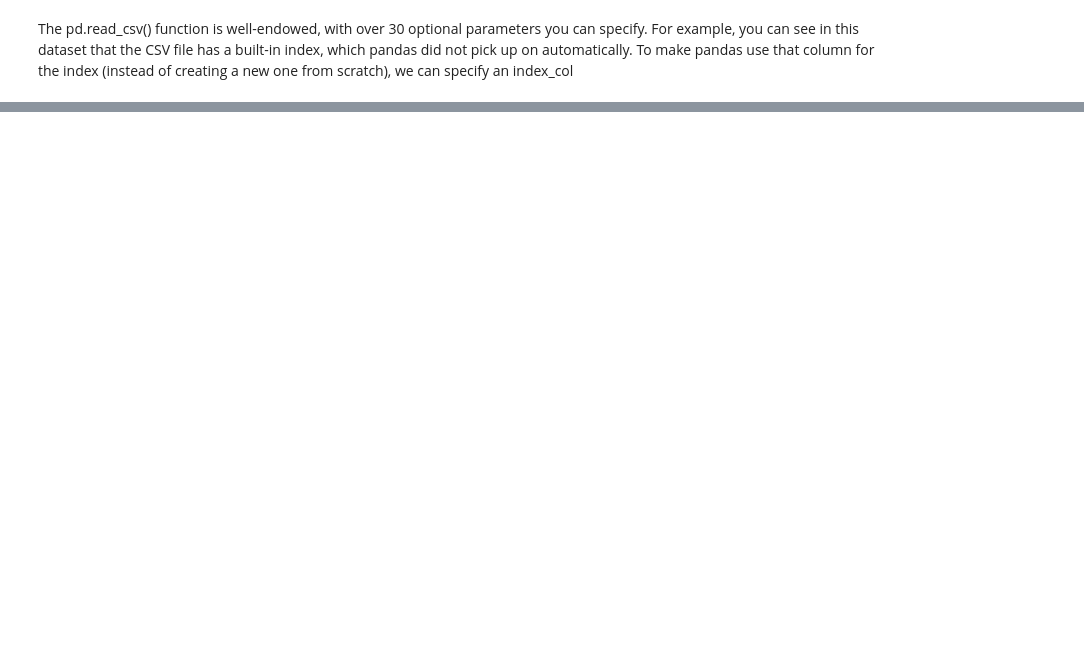
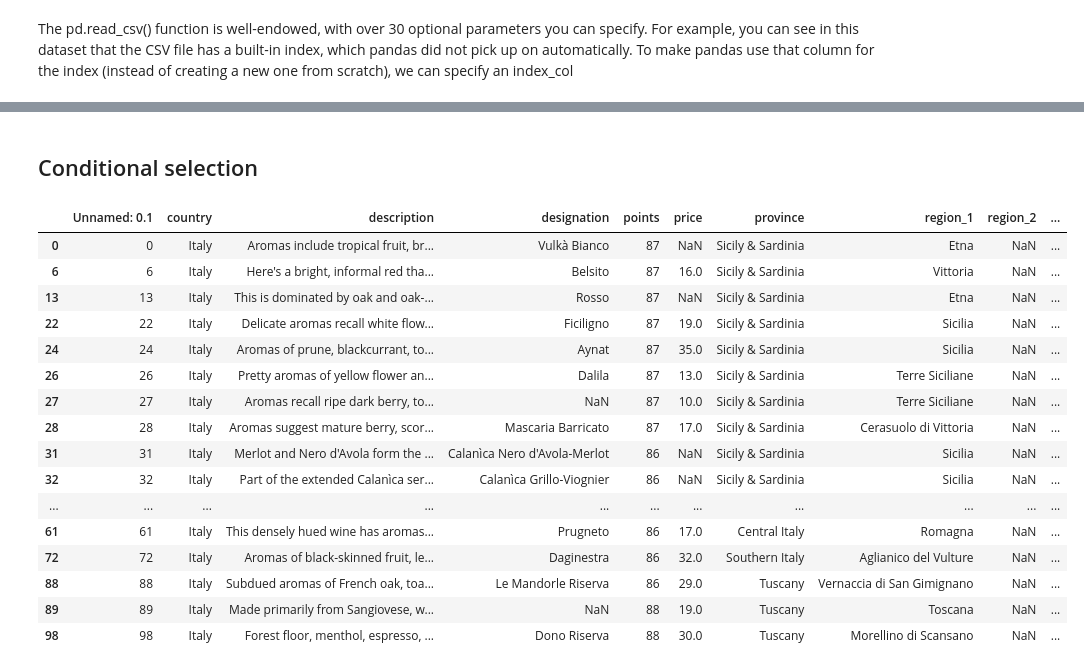
Before and after one commit to ali79hm/treasure, a Jupyter notebook: files/python/pandas.ipynb, the cells around one changed output, grey strips where cells are left out. Drawn from its saved outputs; the diff is of its cells as text; code cells hidden in the pictures; blank space fills up the shorter version.

```diff
--- a/files/python/pandas.ipynb
+++ b/files/python/pandas.ipynb
@@ -91,0 +219,2 @@ dataframe.to_csv('address')
+# %%
+wine_reviews.set_index('title')
@@ -91,0 +236,22 @@ dataframe.to_csv('address')
+# %% [markdown]
+## Conditional selection
+# %%
+wine_reviews.loc[wine_reviews.country == 'Italy']
+# %% [output]
+|  | Unnamed: 0.1 | country | description | designation | points | price | province | region_1 | region_2 | ... |
+| 0 | 0 | Italy | Aromas include tropical fruit, br... | Vulkà Bianco | 87 | NaN | Sicily & Sardinia | Etna | NaN | ... |
+| 6 | 6 | Italy | Here's a bright, informal red tha... | Belsito | 87 | 16.0 | Sicily & Sardinia | Vittoria | NaN | ... |
+| 13 | 13 | Italy | This is dominated by oak and oak-... | Rosso | 87 | NaN | Sicily & Sardinia | Etna | NaN | ... |
+| 22 | 22 | Italy | Delicate aromas recall white flow... | Ficiligno | 87 | 19.0 | Sicily & Sardinia | Sicilia | NaN | ... |
+| 24 | 24 | Italy | Aromas of prune, blackcurrant, to... | Aynat | 87 | 35.0 | Sicily & Sardinia | Sicilia | NaN | ... |
+| 26 | 26 | Italy | Pretty aromas of yellow flower an... | Dalila | 87 | 13.0 | Sicily & Sardinia | Terre Siciliane | NaN | ... |
+| 27 | 27 | Italy | Aromas recall ripe dark berry, to... | NaN | 87 | 10.0 | Sicily & Sardinia | Terre Siciliane | NaN | ... |
+| 28 | 28 | Italy | Aromas suggest mature berry, scor... | Mascaria Barricato | 87 | 17.0 | Sicily & Sardinia | Cerasuolo di Vittoria | NaN | ... |
+| 31 | 31 | Italy | Merlot and Nero d'Avola form the ... | Calanìca Nero d'Avola-Merlot | 86 | NaN | Sicily & Sardinia | Sicilia | NaN | ... |
+| 32 | 32 | Italy | Part of the extended Calanìca ser... | Calanìca Grillo-Viognier | 86 | NaN | Sicily & Sardinia | Sicilia | NaN | ... |
+| ... | ... | ... | ... | ... | ... | ... | ... | ... | ... | ... |
+| 61 | 61 | Italy | This densely hued wine has aromas... | Prugneto | 86 | 17.0 | Central Italy | Romagna | NaN | ... |
+| 72 | 72 | Italy | Aromas of black-skinned fruit, le... | Daginestra | 86 | 32.0 | Southern Italy | Aglianico del Vulture | NaN | ... |
+| 88 | 88 | Italy | Subdued aromas of French oak, toa... | Le Mandorle Riserva | 86 | 29.0 | Tuscany | Vernaccia di San Gimignano | NaN | ... |
+| 89 | 89 | Italy | Made primarily from Sangiovese, w... | NaN | 88 | 19.0 | Tuscany | Toscana | NaN | ... |
+| 98 | 98 | Italy | Forest floor, menthol, espresso, ... | Dono Riserva | 88 | 30.0 | Tuscany | Morellino di Scansano | NaN | ... |
```
Also changed, not shown: parts of 56 cells of this notebook, 1 other file.
